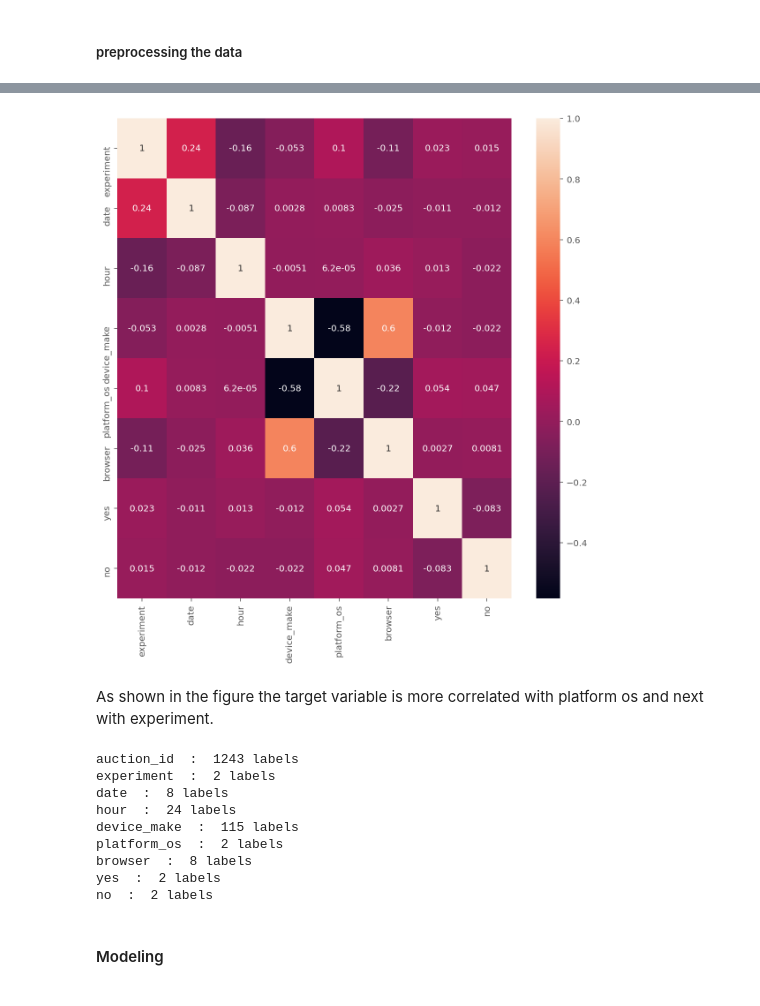
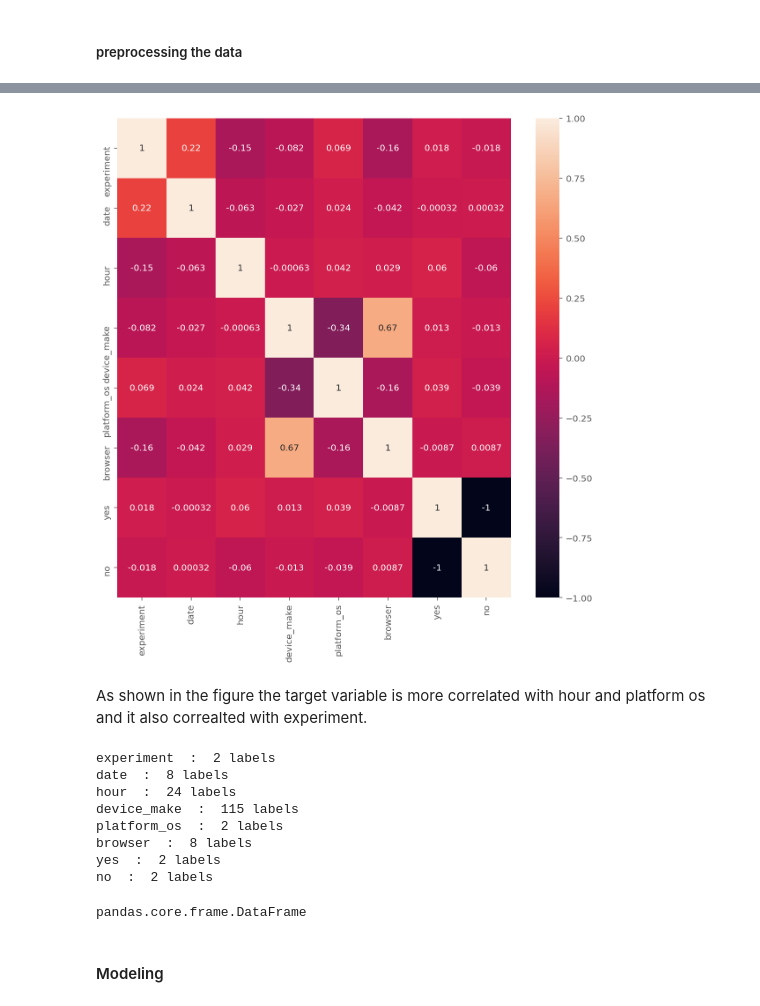
Before and after one commit to muluwork-shegaw/10Acad_week4, a Jupyter notebook: AB_Testing.ipynb, the cells around one changed output, grey strips where cells are left out. Saved outputs shown, nothing was run; the diff lists cells and outputs as text; code cells hidden in the pictures.

```diff
--- a/AB_Testing.ipynb
+++ b/AB_Testing.ipynb
@@ -385,0 +396,3 @@ ml_data.head()
+# %%
+ml_data.drop('auction_id', axis=1, inplace=True)
+ml_data.head()
@@ -385,0 +410,6 @@ ml_data.head()
+# %%
+# normalize  or scaling up our data
+from sklearn.preprocessing import MinMaxScaler
+scaling = MinMaxScaler()
+ml_data[:] = scaling.fit_transform(ml_data[:])
+ml_data.head()
@@ -397,19 +444,18 @@ valid_targ = validate['yes']
 # %%
 # to determine which parametes has more impact to the target variable
 corr_mat = ml_data.corr()
 top_corr_features = corr_mat.index
 plt.figure(figsize=(10,10))
 #plot heat map
-g = sns.heatmap(data[top_corr_features].corr(), annot= True)
+g = sns.heatmap(ml_data[top_corr_features].corr(), annot= True)
 # %% [output]
-[figure, old version]
+[figure, new version]
 # %% [markdown]
-As shown in the figure the target variable is more correlated with platform os and next with experiment.
+As shown in the figure the target variable is more correlated with hour and platform os and it also correalted with experiment.
 # %%
 for col in ml_data.columns:
   print(col,' : ', ml_data[col].nunique(), 'labels')
 # %% [output]
-auction_id  :  1243 labels
 experiment  :  2 labels
 date  :  8 labels
 hour  :  24 labels
@@ -418,6 +464,10 @@ platform_os  :  2 labels
 browser  :  8 labels
 yes  :  2 labels
 no  :  2 labels
+# %%
+type(ml_data)
+# %% [output]
+pandas.core.frame.DataFrame
 # %% [markdown]
 #### Modeling
 # %%
```
Also changed, not shown: parts of 22 cells of this notebook.
